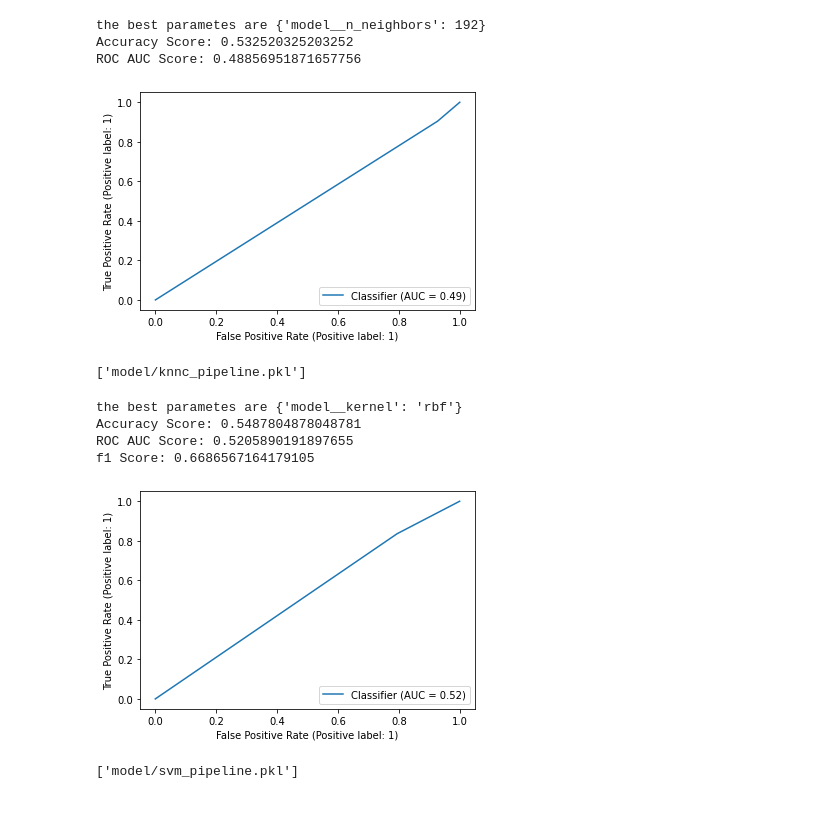
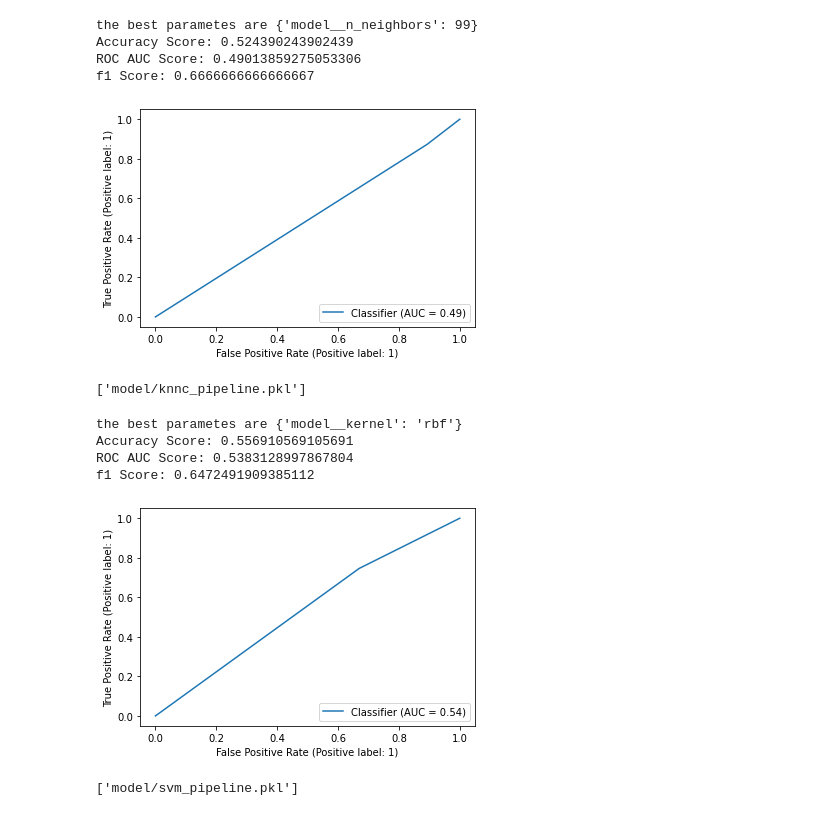
Before and after one commit to nbowen3/cs475_project, a Jupyter notebook: models.ipynb, the cells around one changed output. Cells and saved outputs as stored; diff of their text form; code cells hidden in the pictures.

```diff
--- a/models.ipynb
+++ b/models.ipynb
@@ -155,8 +155,8 @@ f1 Score: 0.5353159851301115
 from sklearn.neighbors import KNeighborsClassifier
 
 knnc_pipeline = Pipeline(steps = [
-    ('data_scaling', StandardScaler()),
-    ('model', KNeighborsClassifier(classw))#10 cross validation
+    ('data_scaling', RobustScaler()),
+    ('model', KNeighborsClassifier())#10 cross validation
 ])
 
 knnc_param_grid = [
@@ -169,32 +169,33 @@ tuned_model = cv_fit_search(knnc_pipeline,knnc_param_grid,X_train,y_train,X_val,
 
 joblib.dump(tuned_model, 'model/knnc_pipeline.pkl')
 # %% [output]
-the best parametes are {'model__n_neighbors': 192}
-Accuracy Score: 0.532520325203252
-ROC AUC Score: 0.48856951871657756
+the best parametes are {'model__n_neighbors': 99}
+Accuracy Score: 0.524390243902439
+ROC AUC Score: 0.49013859275053306
+f1 Score: 0.6666666666666667
 [figure]
 ['model/knnc_pipeline.pkl']
 # %%
 from sklearn.svm import SVC
 
 svm_pipeline = Pipeline(steps = [
-    ('data_scaling', StandardScaler()),
+    ('data_scaling', RobustScaler()),
     ('model', SVC(class_weight="balanced"))#10 cross validation
 ])
 
 svm_param_grid = [
     {
         "model__kernel": ['linear', 'poly', 'rbf']
     }
 ]
 
 tuned_model = cv_fit_search(svm_pipeline,svm_param_grid,X_train,y_train,X_val,y_val,10)
 
 joblib.dump(tuned_model, 'model/svm_pipeline.pkl')
 # %% [output]
 the best parametes are {'model__kernel': 'rbf'}
-Accuracy Score: 0.5487804878048781
-ROC AUC Score: 0.5205890191897655
-f1 Score: 0.6686567164179105
+Accuracy Score: 0.556910569105691
+ROC AUC Score: 0.5383128997867804
+f1 Score: 0.6472491909385112
-[figure, old version]
+[figure, new version]
 ['model/svm_pipeline.pkl']
```
Also changed, not shown: parts of 5 cells of this notebook.
